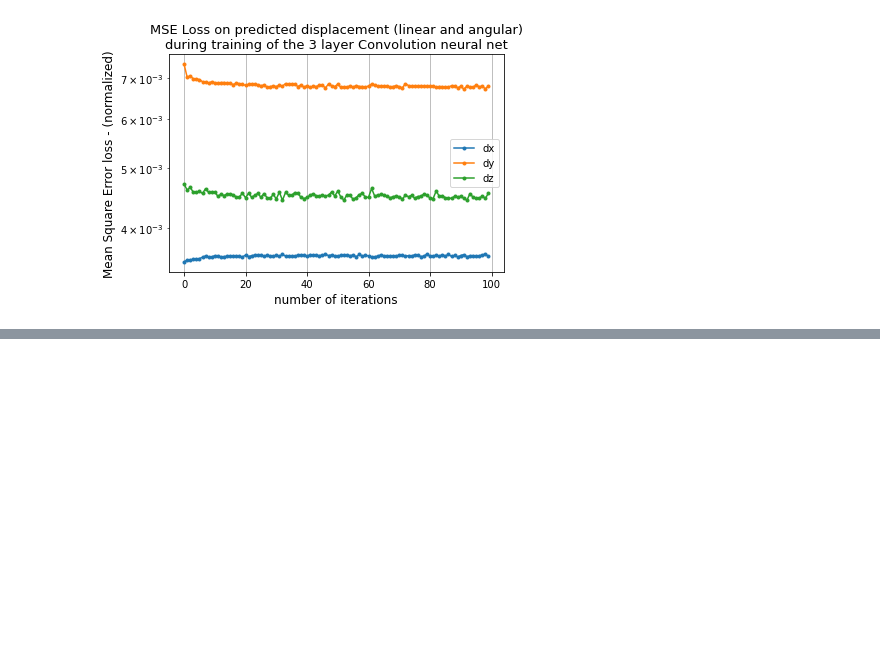
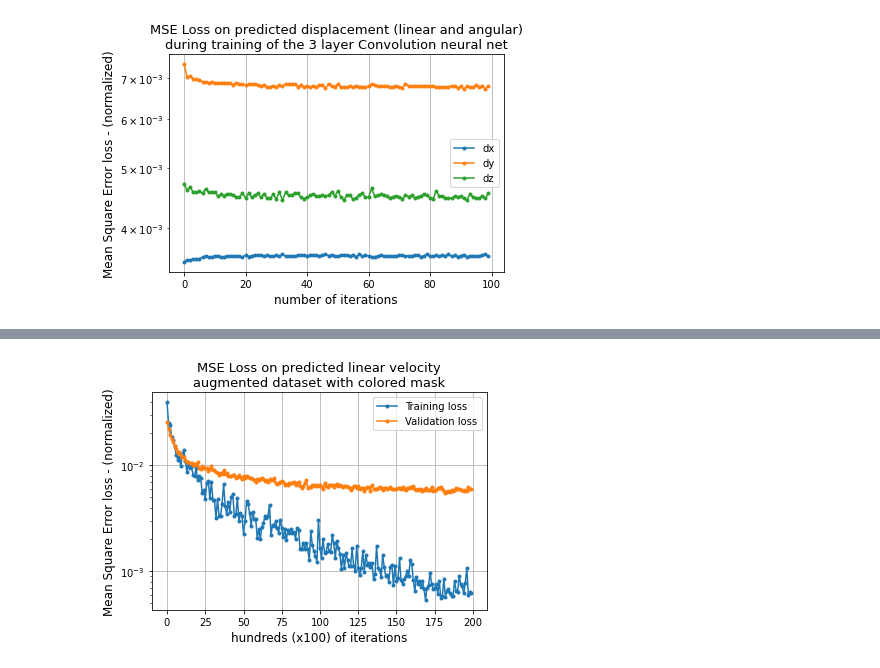
Before and after one commit to huber2/msc_project, a Jupyter notebook: nn_learning/mask_demos_nn_learn.ipynb, the cells around one changed output, grey strips where cells are left out. Drawn from its saved outputs; the diff is of its cells as text; code cells hidden in the pictures; blank space fills up the shorter version.

```diff
--- a/nn_learning/mask_demos_nn_learn.ipynb
+++ b/nn_learning/mask_demos_nn_learn.ipynb
@@ -326,0 +343,11 @@ torch.save(model.state_dict(), DIR_PATH + '/data/model_conv_simple_100ep_50_16x1
+# %%
+plt.plot(loss_log200['loss'], '.-', label='Training loss')
+plt.plot(loss_log200['vloss'], '.-', label='Validation loss')
+plt.title("MSE Loss on predicted linear velocity\naugmented dataset with colored mask", fontsize=13)
+plt.ylabel("Mean Square Error loss - (normalized)", fontsize=12)
+plt.xlabel("hundreds (x100) of iterations", fontsize=12)
+plt.yscale('log')
+plt.legend()
+plt.grid()
+# %% [output]
+[figure, added]
```
Also changed, not shown: parts of 18 cells of this notebook, 3 other files.
